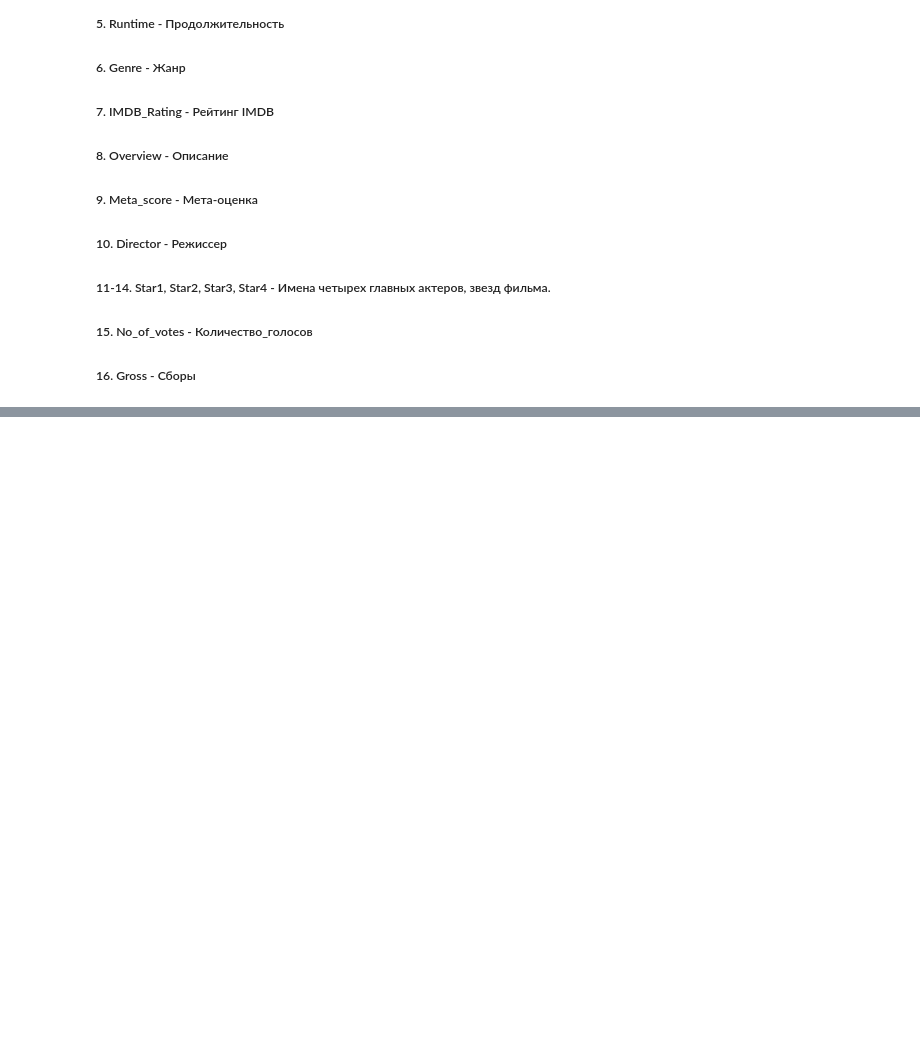
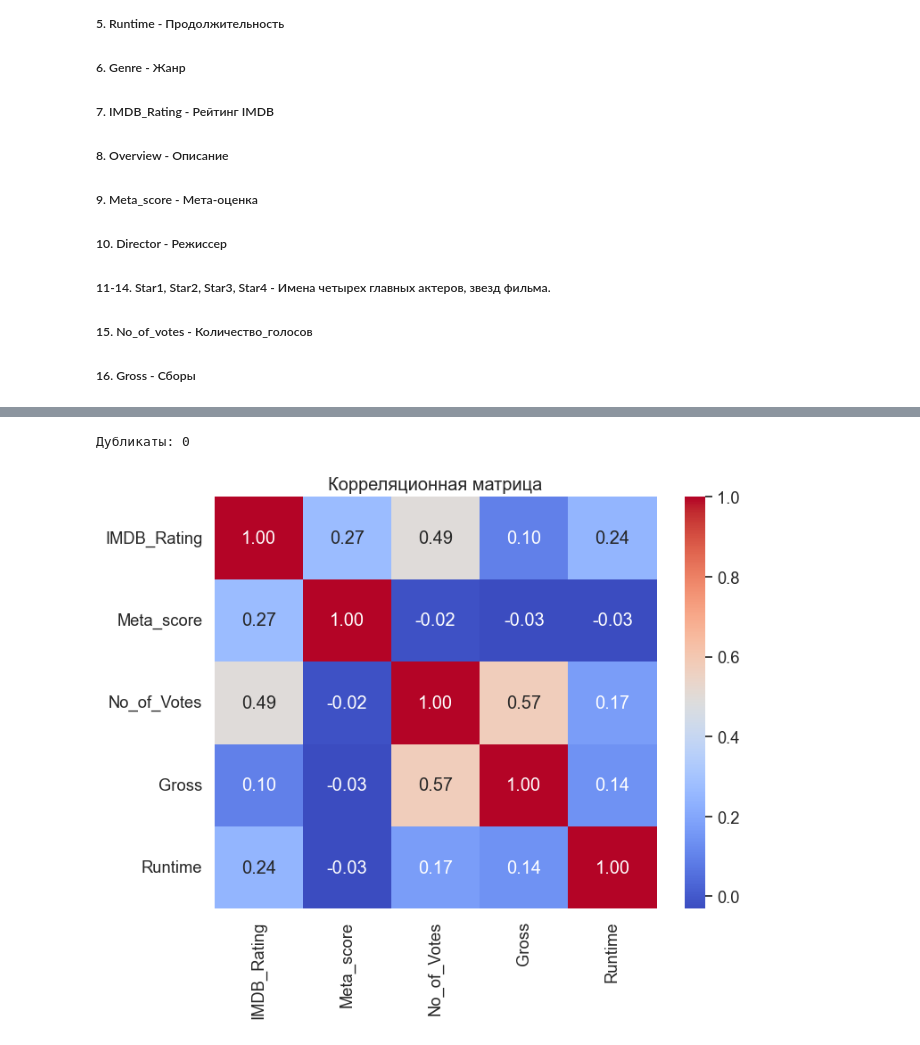
Before and after one commit to LA488/IMDb-Movie-Recommendation-System, a Jupyter notebook: notebooks/01_EDA.ipynb, the cells around one changed output, grey strips where cells are left out. Saved outputs shown, nothing was run; the diff lists cells and outputs as text; code cells hidden in the pictures; blank space fills up the shorter version.

Commit message:
Initial commit: IMDb Movies Recommendation System

```diff
--- a/notebooks/01_EDA.ipynb
+++ b/notebooks/01_EDA.ipynb
@@ -21,0 +9,13 @@ df.head()
+# %%
+import pandas as pd
+import matplotlib.pyplot as plt
+import seaborn as sns
+
+# Настройка визуализации
+pd.set_option("display.max_columns", None)
+sns.set(style="whitegrid", palette="muted", font_scale=1.2)
+plt.rcParams['figure.figsize'] = (12, 6)
+
+# ---- Загрузка данных ----
+df = pd.read_csv("../data/raw/imdb_top_1000.csv")
+df.head(5)
@@ -96,0 +121,14 @@ dtype: int64
+# %%
+# Дубликаты
+print("Дубликаты:", df.duplicated().sum())
+# %% [output]
+Дубликаты: 0
+# %%
+# ---- Корреляционная матрица ----
+plt.figure(figsize=(8, 6))
+corr = df[['IMDB_Rating','Meta_score','No_of_Votes','Gross','Runtime']].corr()
+sns.heatmap(corr, annot=True, cmap="coolwarm", fmt=".2f")
+plt.title("Корреляционная матрица")
+plt.show()
+# %% [output]
+[figure, added]
```
Also changed, not shown: parts of 24 cells of this notebook, 5 other files.
